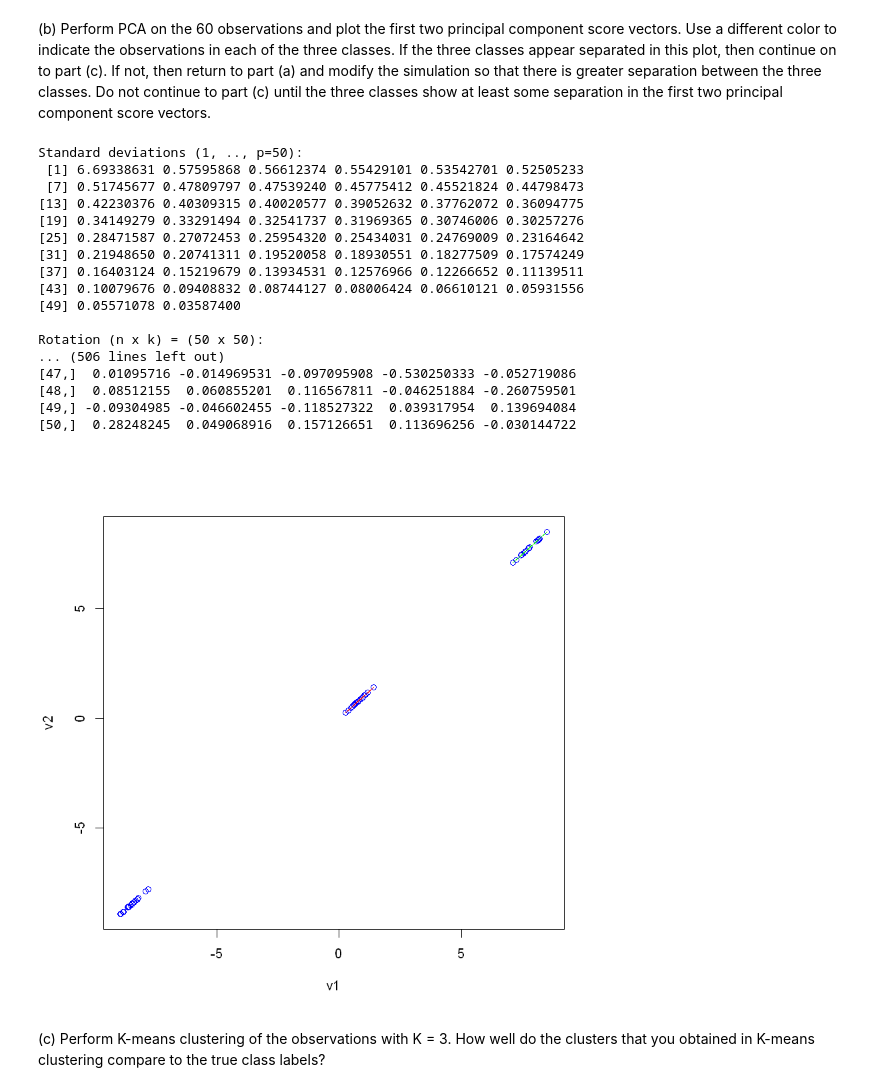
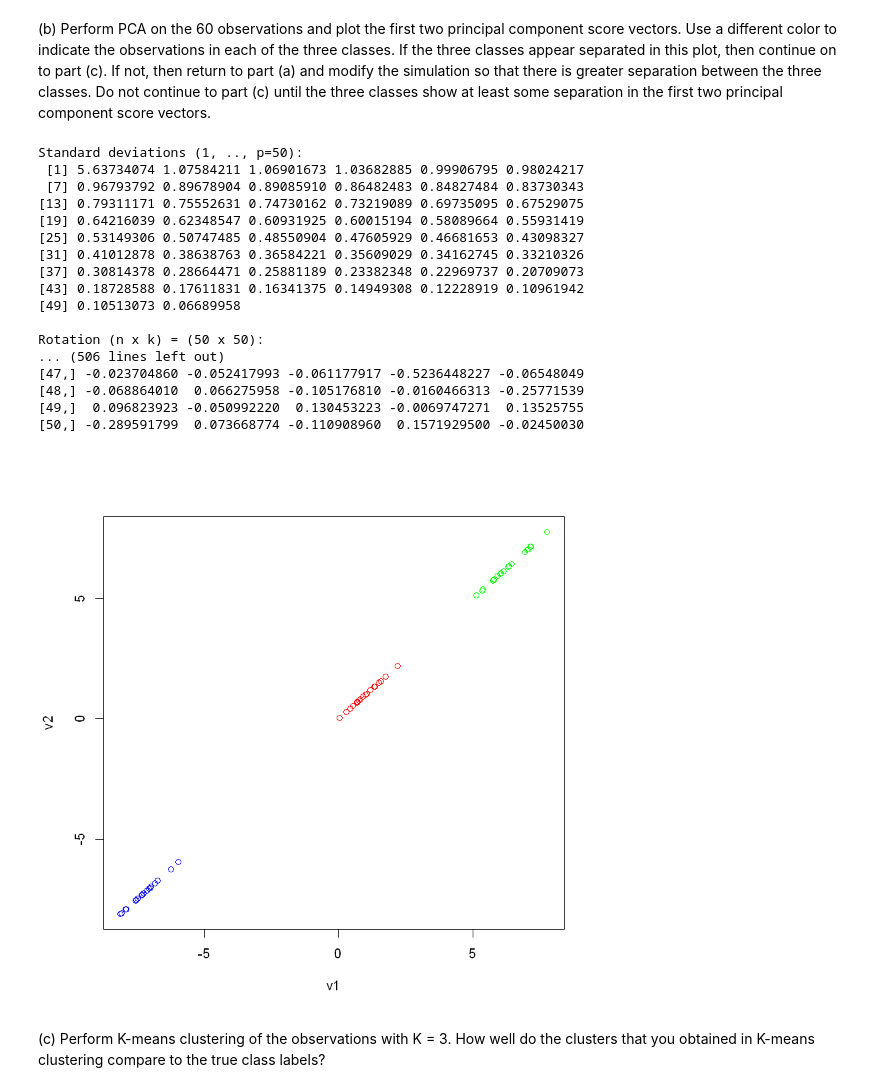
Before and after one commit to kuzn137/Statistical_problems, a Jupyter notebook: Ch10R.ipynb, the cells around one changed output. Drawn from its saved outputs; the diff is of its cells as text; code cells hidden in the pictures.

```diff
--- a/Ch10R.ipynb
+++ b/Ch10R.ipynb
@@ -247,9 +244,9 @@ three classes (i.e. 60 observations total), and 50 variables.
 # %%
 set.seed(2)
 x=matrix(rnorm (60*50), ncol=50)
-x[1:20,]=x[1:20,]+3
-x[21:40,]=x[21:40,]-1
-x[41:60,]=x[41:60,]-4
+x[1:20,]=x[1:20,]+1.9
+x[21:40,]=x[21:40,]
+x[41:60,]=x[41:60,]-1.2
 # %% [markdown]
 (b) Perform PCA on the 60 observations and plot the first two principal component score vectors. Use a different color to indicate
 the observations in each of the three classes. If the three classes
@@ -263,32 +260,33 @@ pr.out=prcomp(x, scale=TRUE)
 pr.out
 # %% [output]
 Standard deviations (1, .., p=50):
- [1] 6.69338631 0.57595868 0.56612374 0.55429101 0.53542701 0.52505233
- [7] 0.51745677 0.47809797 0.47539240 0.45775412 0.45521824 0.44798473
-[13] 0.42230376 0.40309315 0.40020577 0.39052632 0.37762072 0.36094775
-[19] 0.34149279 0.33291494 0.32541737 0.31969365 0.30746006 0.30257276
-[25] 0.28471587 0.27072453 0.25954320 0.25434031 0.24769009 0.23164642
-[31] 0.21948650 0.20741311 0.19520058 0.18930551 0.18277509 0.17574249
-[37] 0.16403124 0.15219679 0.13934531 0.12576966 0.12266652 0.11139511
-[43] 0.10079676 0.09408832 0.08744127 0.08006424 0.06610121 0.05931556
-[49] 0.05571078 0.03587400
+ [1] 5.63734074 1.07584211 1.06901673 1.03682885 0.99906795 0.98024217
+ [7] 0.96793792 0.89678904 0.89085910 0.86482483 0.84827484 0.83730343
+[13] 0.79311171 0.75552631 0.74730162 0.73219089 0.69735095 0.67529075
+[19] 0.64216039 0.62348547 0.60931925 0.60015194 0.58089664 0.55931419
+[25] 0.53149306 0.50747485 0.48550904 0.47605929 0.46681653 0.43098327
+[31] 0.41012878 0.38638763 0.36584221 0.35609029 0.34162745 0.33210326
+[37] 0.30814378 0.28664471 0.25881189 0.23382348 0.22969737 0.20709073
+[43] 0.18728588 0.17611831 0.16341375 0.14949308 0.12228919 0.10961942
+[49] 0.10513073 0.06689958
 
 Rotation (n x k) = (50 x 50):
 ... (506 lines left out)
-[47,]  0.01095716 -0.014969531 -0.097095908 -0.530250333 -0.052719086
-[48,]  0.08512155  0.060855201  0.116567811 -0.046251884 -0.260759501
-[49,] -0.09304985 -0.046602455 -0.118527322  0.039317954  0.139694084
-[50,]  0.28248245  0.049068916  0.157126651  0.113696256 -0.030144722
+[47,] -0.023704860 -0.052417993 -0.061177917 -0.5236448227 -0.06548049
+[48,] -0.068864010  0.066275958 -0.105176810 -0.0160466313 -0.25771539
+[49,]  0.096823923 -0.050992220  0.130453223 -0.0069747271  0.13525755
+[50,] -0.289591799  0.073668774 -0.110908960  0.1571929500 -0.02450030
 # %%
 #First 2 PCA vectors
 v1=pr.out$x[,1]
 v2=pr.out$x[,1]
 # %%
-plot(v1, v2, col="blue")
-lines(v1[21:40], v2[21:40], col="red")
-lines(v1[41:60], v2[41:60], col="green")
+plot(v1, v2, col="white")
+points(v1[1:20], v2[1:20], col="blue")
+points(v1[21:40], v2[21:40], col="red")
+points(v1[41:60], v2[41:60], col="green")
 # %% [output]
-[figure, old version]
+[figure, new version]
 # %% [markdown]
 (c) Perform K-means clustering of the observations with K = 3.
 How well do the clusters that you obtained in K-means clustering compare to the true class labels?
```
Also changed, not shown: parts of 7 cells of this notebook.
